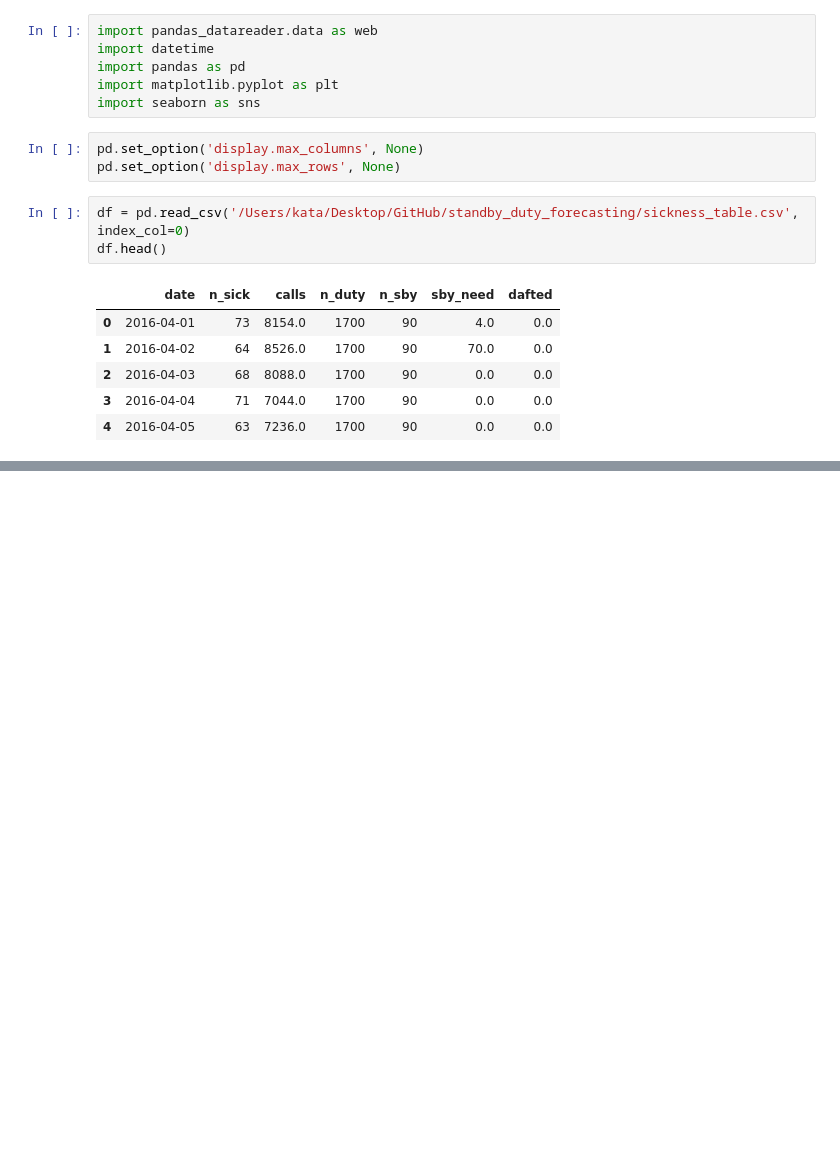
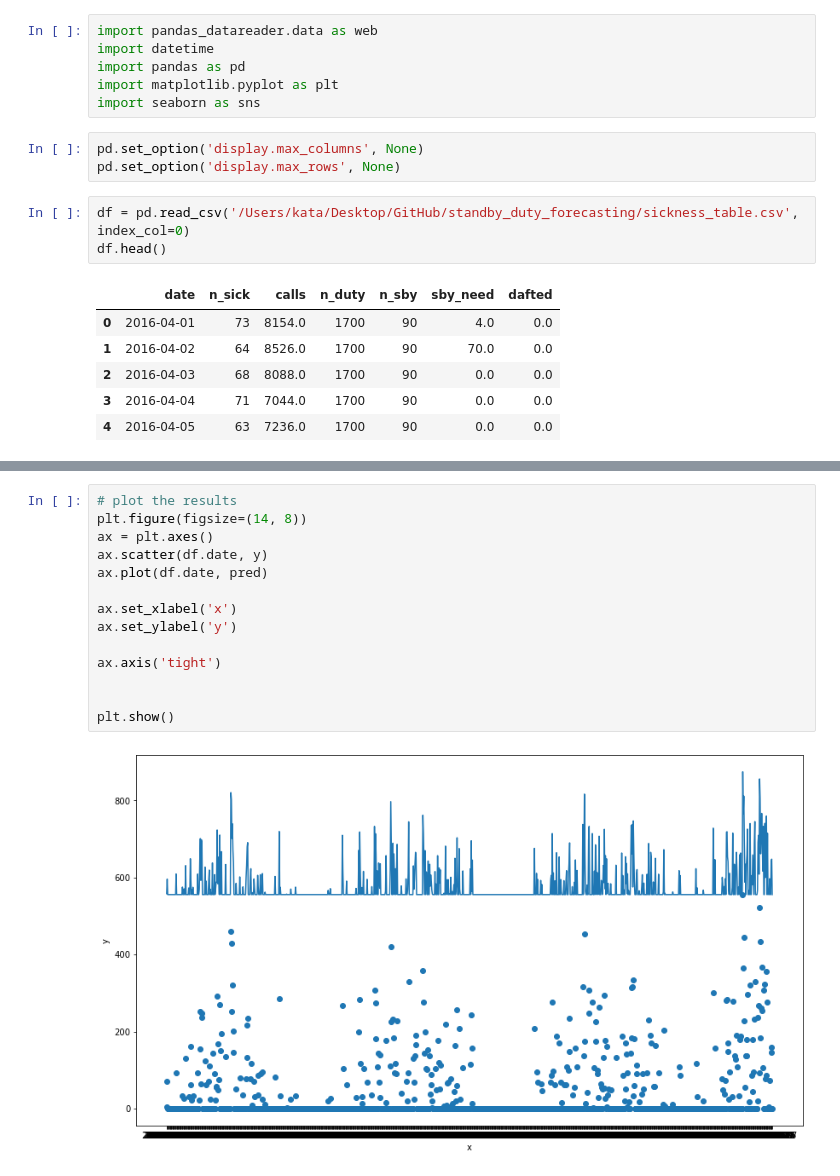
Before and after one commit to PandaKata/standby_duty_forecasting, a Jupyter notebook: notebooks/Baseline Model.ipynb, the cells around one changed output, grey strips where cells are left out. Saved outputs shown, nothing was run; the diff lists cells and outputs as text; blank space fills up the shorter version.

```diff
--- a/notebooks/Baseline Model.ipynb
+++ b/notebooks/Baseline Model.ipynb
@@ -176,0 +96,16 @@ import itertools
+# %%
+# plot the results
+plt.figure(figsize=(14, 8))
+ax = plt.axes()
+ax.scatter(df.date, y)
+ax.plot(df.date, pred)
+
+ax.set_xlabel('x')
+ax.set_ylabel('y')
+
+ax.axis('tight')
+
+
+plt.show()
+# %% [output]
+[figure, added]
```
Also changed, not shown: parts of 45 cells of this notebook.
